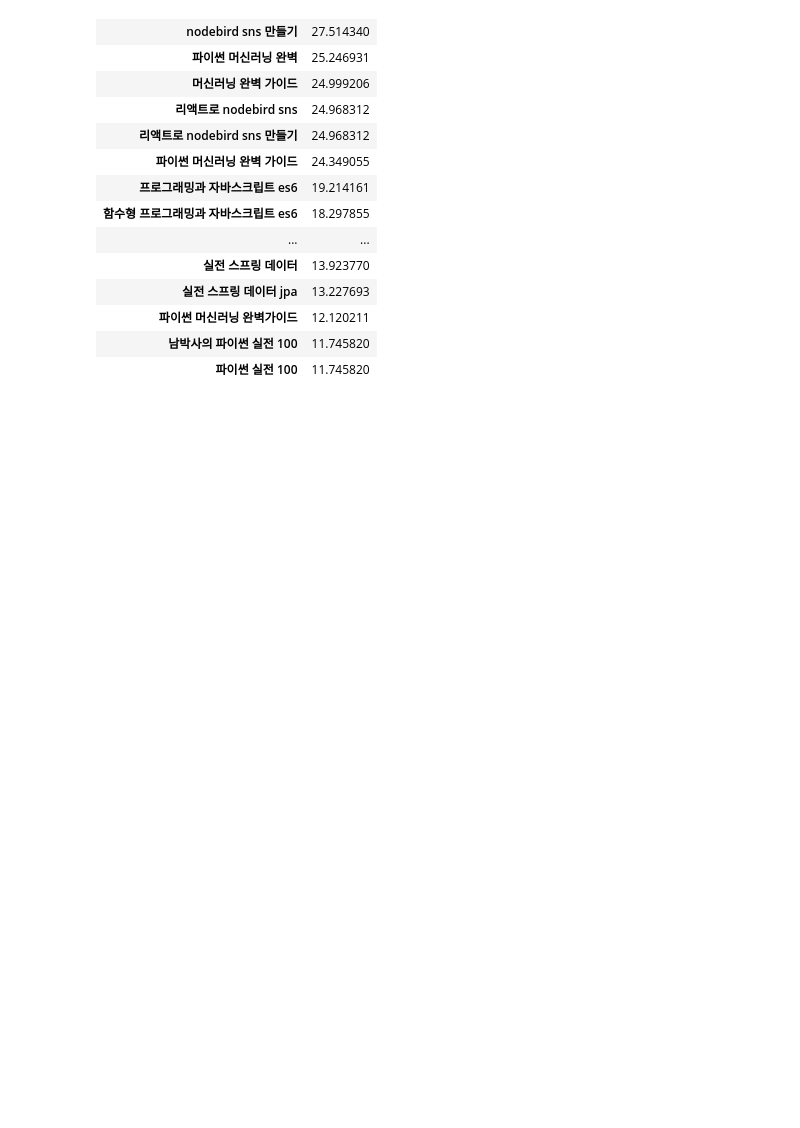
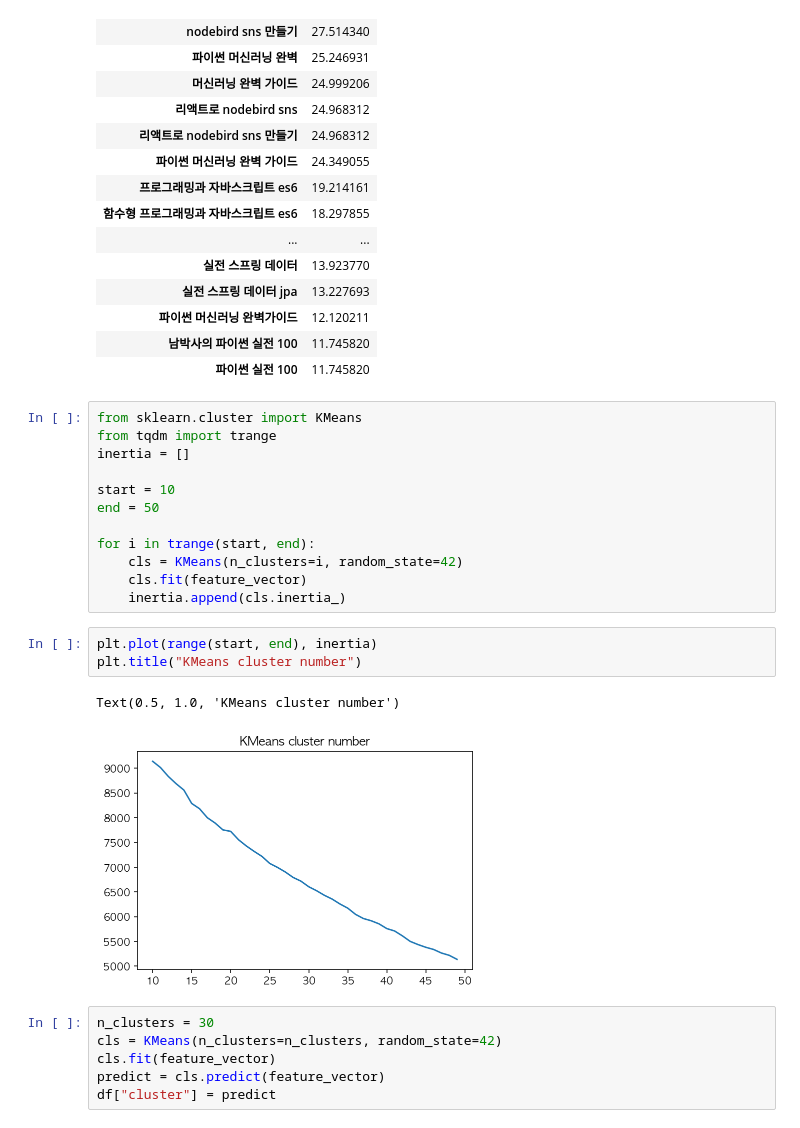
Before and after one commit to sloway/books, a Jupyter notebook: todaycode/inflearn-new-year-event-2020/02-inflearn-newyear-event-text-analysis.ipynb, the cells around one changed output. Saved outputs shown, nothing was run; the diff lists cells and outputs as text; blank space fills up the shorter version.

Commit message:
4nd lecture of text analysis

```diff
--- a/todaycode/inflearn-new-year-event-2020/02-inflearn-newyear-event-text-analysis.ipynb
+++ b/todaycode/inflearn-new-year-event-2020/02-inflearn-newyear-event-text-analysis.ipynb
@@ -287,3 +287,27 @@ df_tfidf_top.head(20)
 | 파이썬 머신러닝 완벽가이드 | 12.120211 |
 | 남박사의 파이썬 실전 100 | 11.745820 |
 | 파이썬 실전 100 | 11.745820 |
+# %%
+from sklearn.cluster import KMeans
+from tqdm import trange
+inertia = []
+
+start = 10
+end = 50
+
+for i in trange(start, end):
+    cls = KMeans(n_clusters=i, random_state=42)
+    cls.fit(feature_vector)
+    inertia.append(cls.inertia_)
+# %%
+plt.plot(range(start, end), inertia)
+plt.title("KMeans cluster number")
+# %% [output]
+Text(0.5, 1.0, 'KMeans cluster number')
+[figure, added]
+# %%
+n_clusters = 30
+cls = KMeans(n_clusters=n_clusters, random_state=42)
+cls.fit(feature_vector)
+predict = cls.predict(feature_vector)
+df["cluster"] = predict
```
Also changed, not shown: parts of 6 cells of this notebook.
